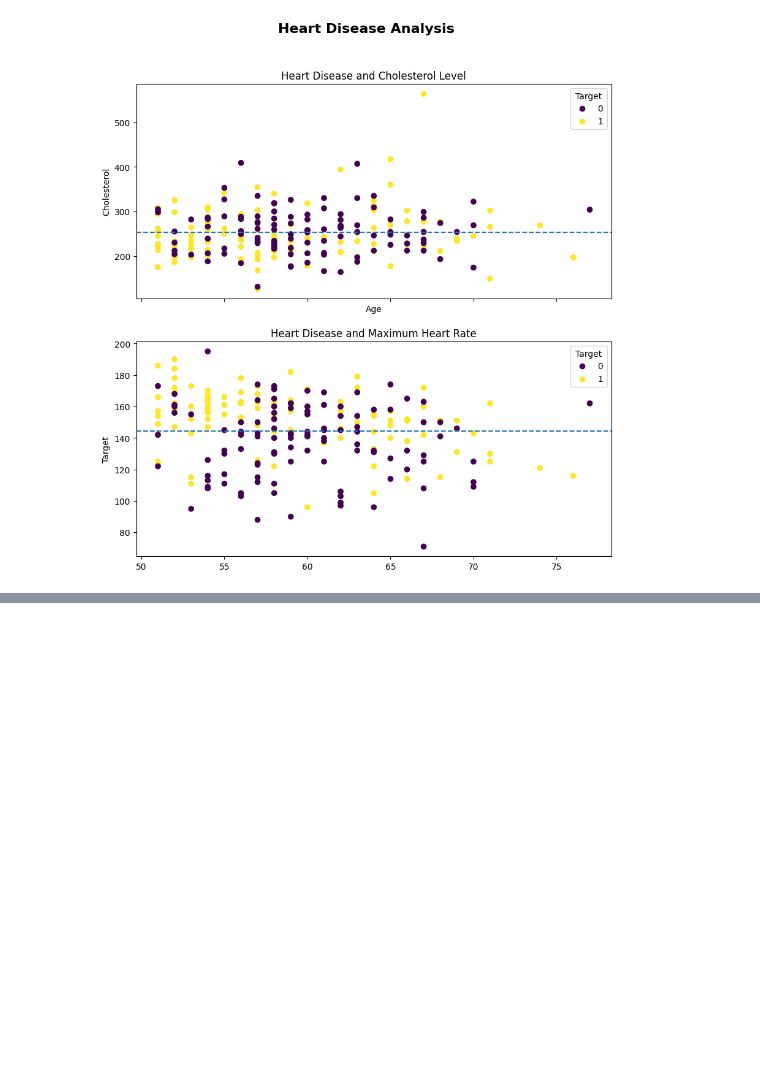
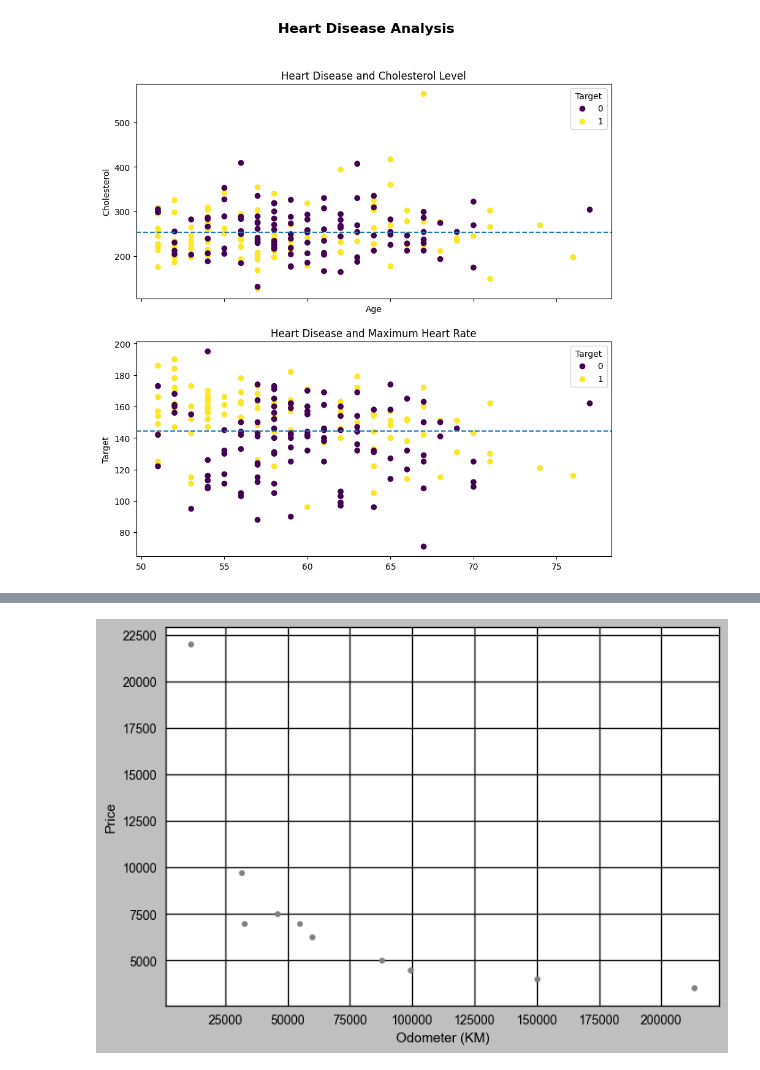
Before and after one commit to AleksandarBuk/Machine-Learning, a Jupyter notebook: PlotingData/DataPlot.ipynb, the cells around one changed output, grey strips where cells are left out. Cells and saved outputs as stored; diff of their text form; code cells hidden in the pictures; blank space fills up the shorter version.

```diff
--- a/PlotingData/DataPlot.ipynb
+++ b/PlotingData/DataPlot.ipynb
@@ -473,0 +512,4 @@ fig.suptitle("Heart Disease Analysis", fontsize=16, fontweight="bold");
+# %%
+car_sales.plot(x="Odometer (KM)", y="Price", kind="scatter");
+# %% [output]
+[figure, added]
```
Also changed, not shown: parts of 17 cells of this notebook, 1 other file.
